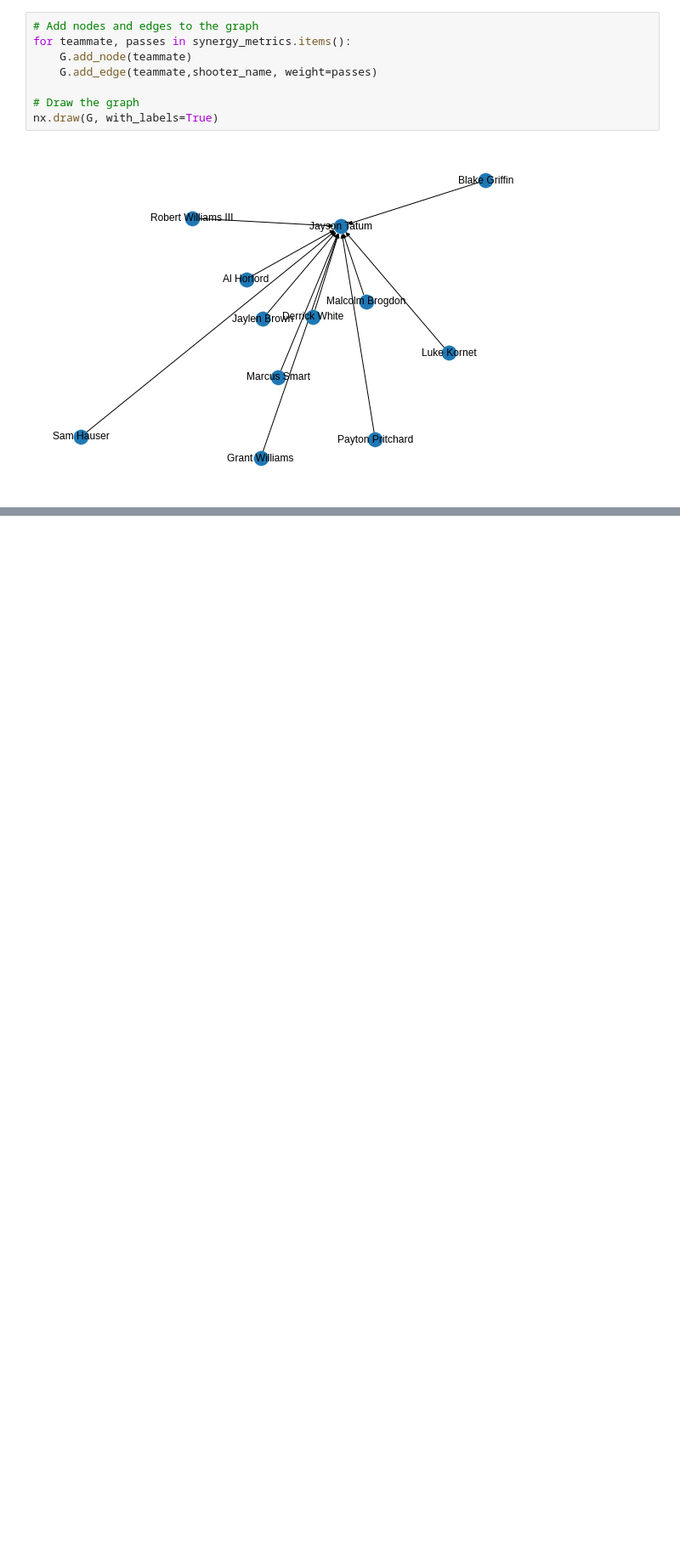
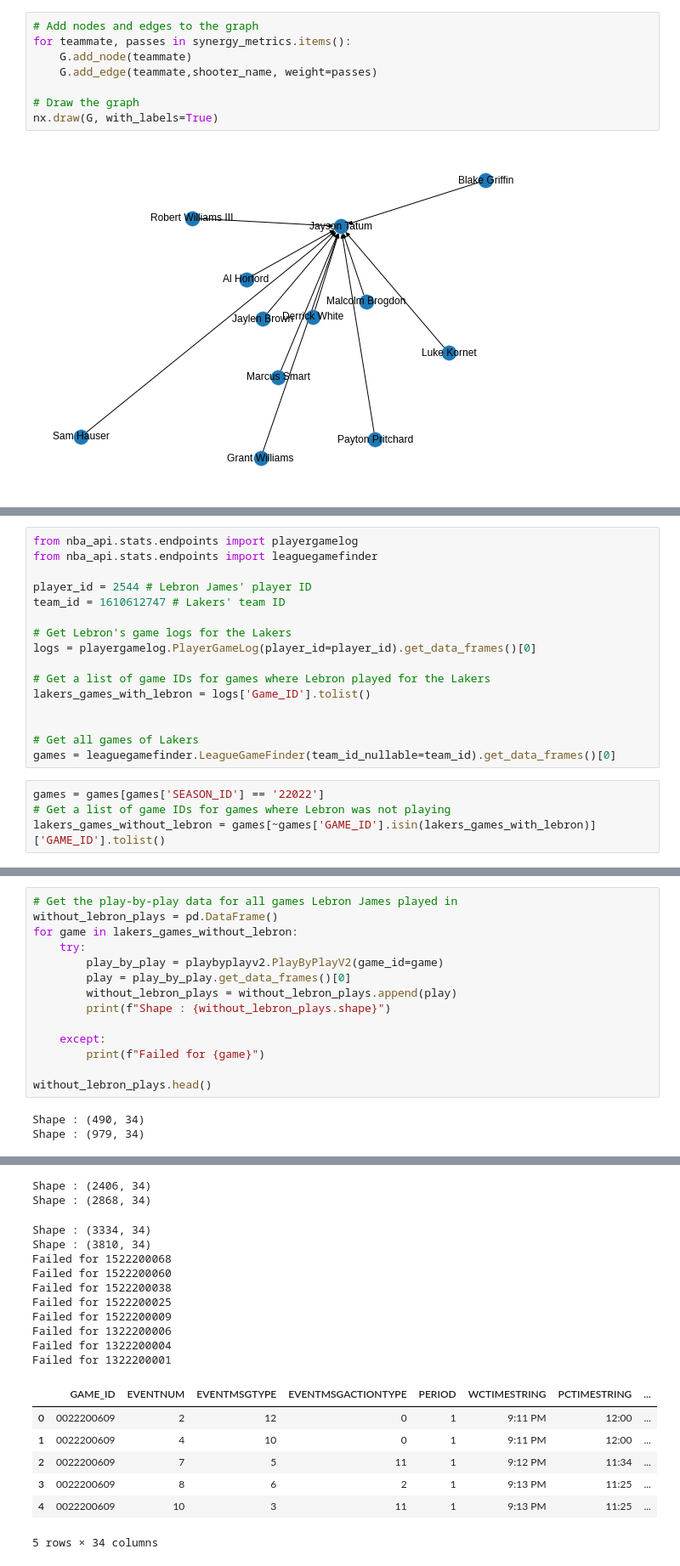
Before and after one commit to Saffian-Asghar/NBA_Network_Analysis, a Jupyter notebook: Notebooks/Qualitative_Network_Analysis.ipynb, the cells around one changed output, grey strips where cells are left out. Shown: that part at 85% size. Cells and saved outputs as stored; diff of their text form; blank space fills up the shorter version.

```diff
--- a/Notebooks/Qualitative_Network_Analysis.ipynb
+++ b/Notebooks/Qualitative_Network_Analysis.ipynb
@@ -441,0 +584,20 @@ nx.draw(G, with_labels=True)
+# %%
+from nba_api.stats.endpoints import playergamelog
+from nba_api.stats.endpoints import leaguegamefinder
+
+player_id = 2544 # Lebron James' player ID
+team_id = 1610612747 # Lakers' team ID
+
+# Get Lebron's game logs for the Lakers
+logs = playergamelog.PlayerGameLog(player_id=player_id).get_data_frames()[0]
+
+# Get a list of game IDs for games where Lebron played for the Lakers
+lakers_games_with_lebron = logs['Game_ID'].tolist()
+
+
+# Get all games of Lakers
+games = leaguegamefinder.LeagueGameFinder(team_id_nullable=team_id).get_data_frames()[0]
+# %%
+games = games[games['SEASON_ID'] == '22022']
+# Get a list of game IDs for games where Lebron was not playing
+lakers_games_without_lebron = games[~games['GAME_ID'].isin(lakers_games_with_lebron)]['GAME_ID'].tolist()
@@ -441,0 +614,17 @@ nx.draw(G, with_labels=True)
+# %%
+# Get the play-by-play data for all games Lebron James played in
+without_lebron_plays = pd.DataFrame()
+for game in lakers_games_without_lebron:
+    try:
+        play_by_play = playbyplayv2.PlayByPlayV2(game_id=game)
+        play = play_by_play.get_data_frames()[0]
+        without_lebron_plays = without_lebron_plays.append(play)
+        print(f"Shape : {without_lebron_plays.shape}")
+
+    except:
+        print(f"Failed for {game}")
+
+without_lebron_plays.head()
+# %% [output]
+Shape : (490, 34)
+Shape : (979, 34)
@@ -441,0 +635,19 @@ nx.draw(G, with_labels=True)
+Shape : (2406, 34)
+Shape : (2868, 34)
+Shape : (3334, 34)
+Shape : (3810, 34)
+Failed for 1522200068
+Failed for 1522200060
+Failed for 1522200038
+Failed for 1522200025
+Failed for 1522200009
+Failed for 1322200006
+Failed for 1322200004
+Failed for 1322200001
+|  | GAME_ID | EVENTNUM | EVENTMSGTYPE | EVENTMSGACTIONTYPE | PERIOD | WCTIMESTRING | PCTIMESTRING | ... |
+| 0 | 0022200609 | 2 | 12 | 0 | 1 | 9:11 PM | 12:00 | ... |
+| 1 | 0022200609 | 4 | 10 | 0 | 1 | 9:11 PM | 12:00 | ... |
+| 2 | 0022200609 | 7 | 5 | 11 | 1 | 9:12 PM | 11:34 | ... |
+| 3 | 0022200609 | 8 | 6 | 2 | 1 | 9:13 PM | 11:25 | ... |
+| 4 | 0022200609 | 10 | 3 | 11 | 1 | 9:13 PM | 11:25 | ... |
+5 rows × 34 columns
```
Also changed, not shown: parts of 22 cells of this notebook, 8 other files.
